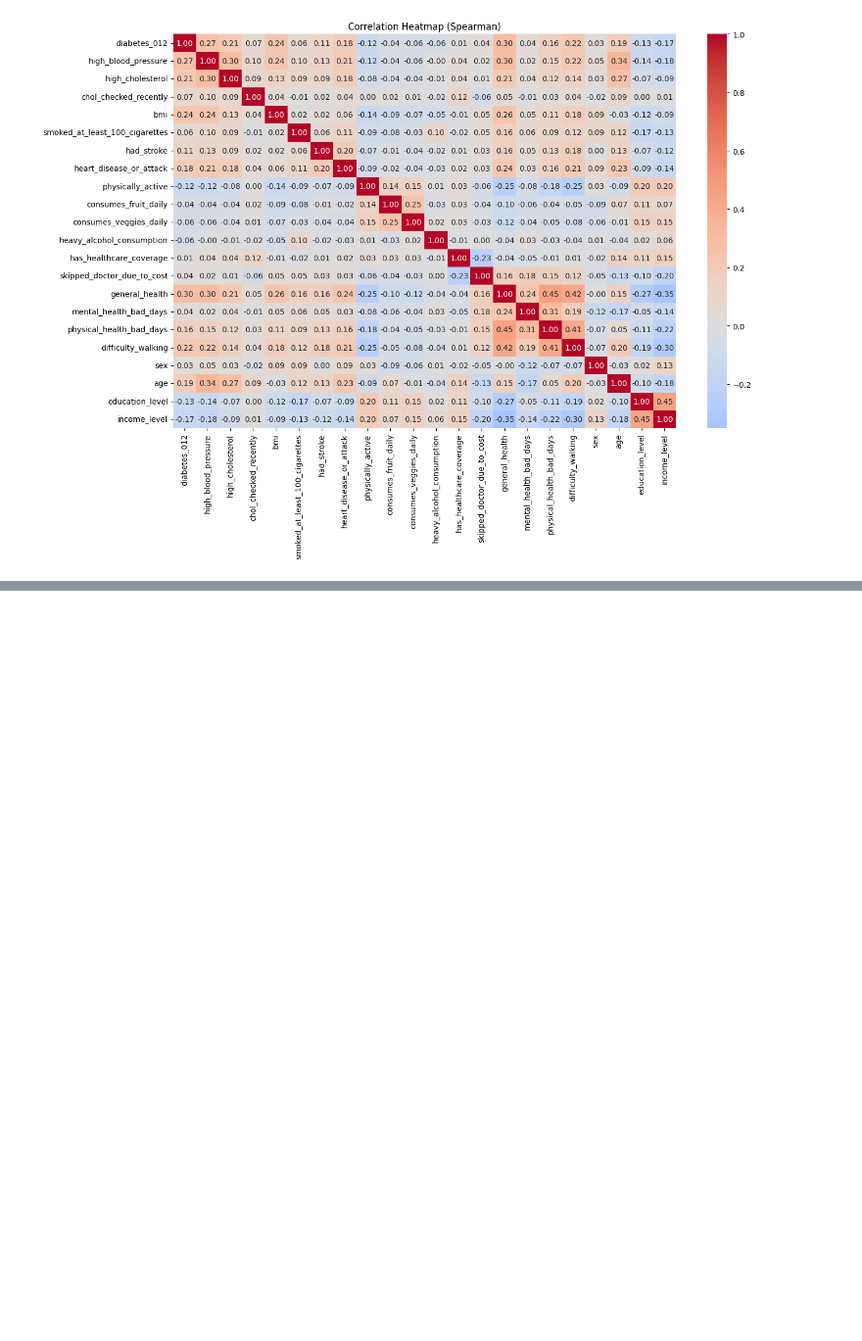
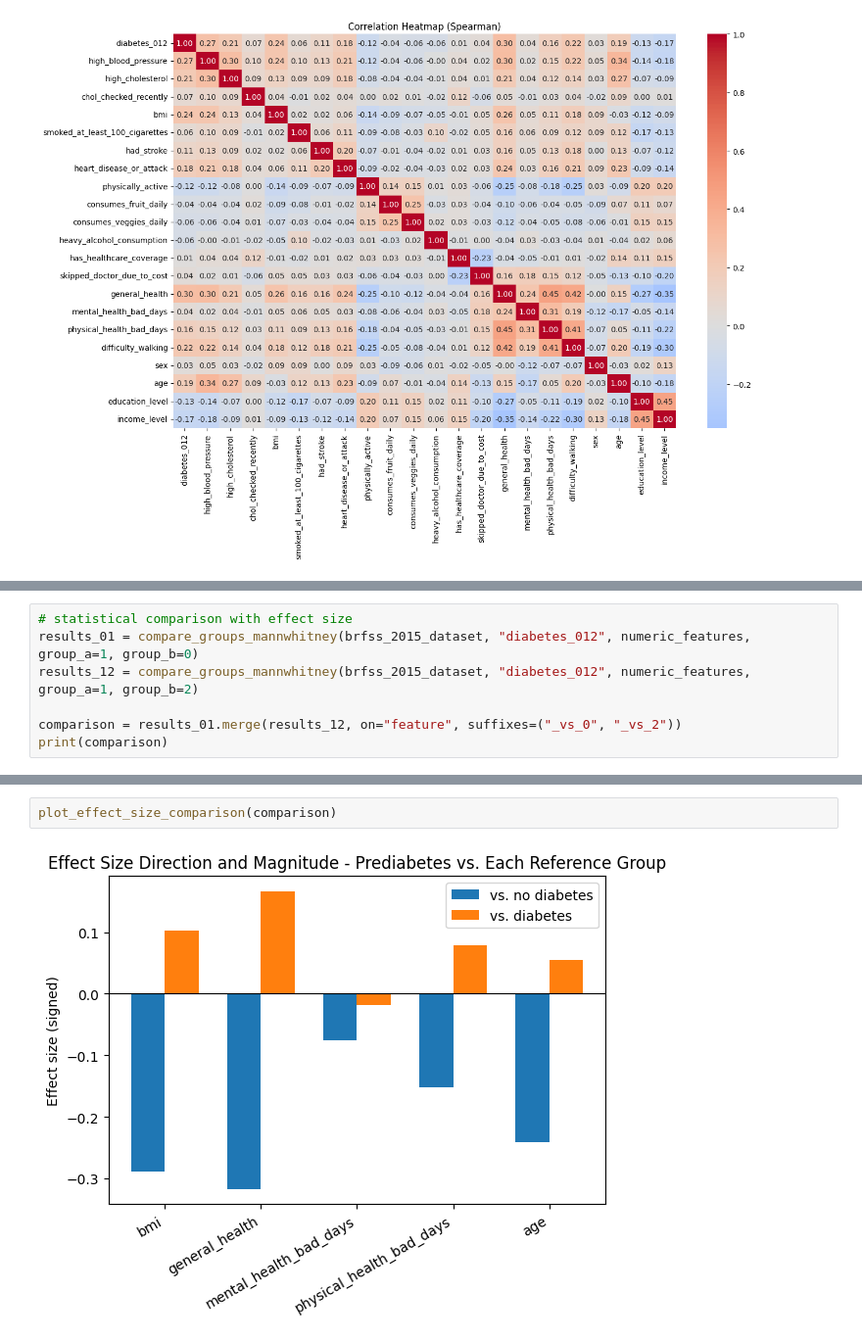
Before and after one commit to VladoDev03/diabetes-prediction, a Jupyter notebook: notebooks/EDA.ipynb, the cells around one changed output, grey strips where cells are left out. Shown at 98% size. Cells and saved outputs as stored; diff of their text form; blank space fills up the shorter version.

```diff
--- a/notebooks/EDA.ipynb
+++ b/notebooks/EDA.ipynb
@@ -513,0 +547,7 @@ The Spearman correlation matrix reveals the following patterns:
+# %%
+# statistical comparison with effect size
+results_01 = compare_groups_mannwhitney(brfss_2015_dataset, "diabetes_012", numeric_features, group_a=1, group_b=0)
+results_12 = compare_groups_mannwhitney(brfss_2015_dataset, "diabetes_012", numeric_features, group_a=1, group_b=2)
+
+comparison = results_01.merge(results_12, on="feature", suffixes=("_vs_0", "_vs_2"))
+print(comparison)
@@ -513,0 +568,4 @@ The Spearman correlation matrix reveals the following patterns:
+# %%
+plot_effect_size_comparison(comparison)
+# %% [output]
+[figure, added]
```
Also changed, not shown: parts of 22 cells of this notebook, 5 other files.
